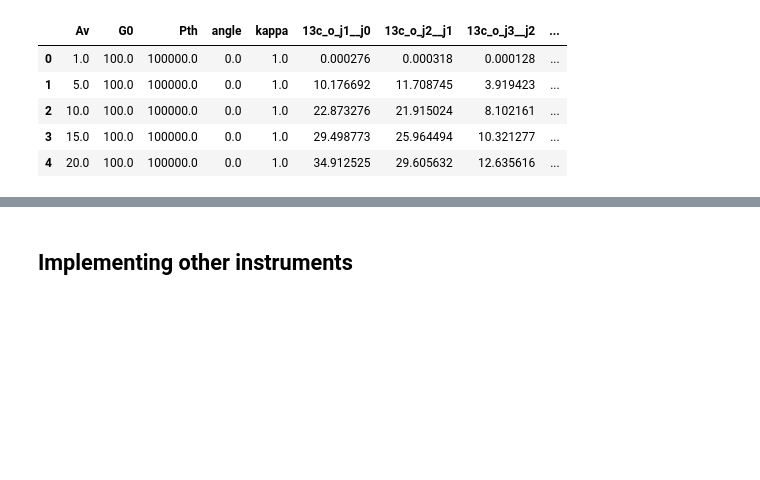
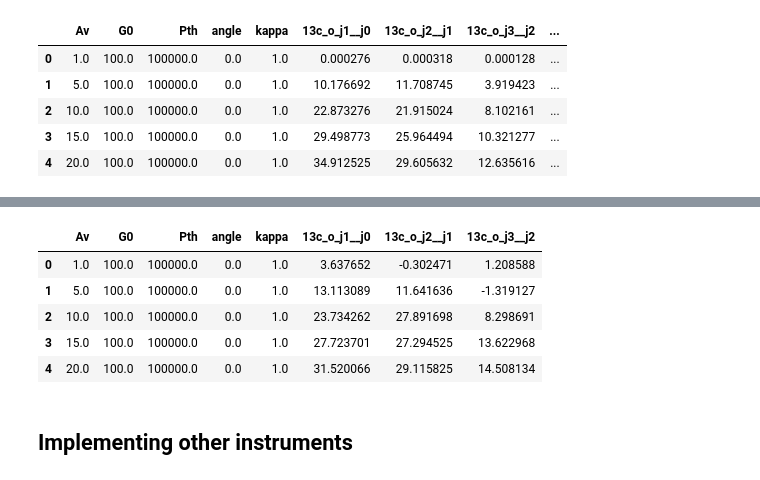
Before and after one commit to einigl/iram-30m-emir-obs-info, a Jupyter notebook: examples/instruments.ipynb, the cells around one changed output, grey strips where cells are left out. Saved outputs shown, nothing was run; the diff lists cells and outputs as text; code cells hidden in the pictures; blank space fills up the shorter version.

```diff
--- a/examples/instruments.ipynb
+++ b/examples/instruments.ipynb
@@ -115,3 +136,16 @@ emir.measure(
+# %%
+emir = IRAM30mEMIR(linewidth, ipwv=0)
+
+emir.measure(
+    emir.filter_lines(df), obstime
+)
+# %% [output]
+|  | Av | G0 | Pth | angle | kappa | 13c_o_j1__j0 | 13c_o_j2__j1 | 13c_o_j3__j2 |
+| 0 | 1.0 | 100.0 | 100000.0 | 0.0 | 1.0 | 3.637652 | -0.302471 | 1.208588 |
+| 1 | 5.0 | 100.0 | 100000.0 | 0.0 | 1.0 | 13.113089 | 11.641636 | -1.319127 |
+| 2 | 10.0 | 100.0 | 100000.0 | 0.0 | 1.0 | 23.734262 | 27.891698 | 8.298691 |
+| 3 | 15.0 | 100.0 | 100000.0 | 0.0 | 1.0 | 27.723701 | 27.294525 | 13.622968 |
+| 4 | 20.0 | 100.0 | 100000.0 | 0.0 | 1.0 | 31.520066 | 29.115825 | 14.508134 |
 # %% [markdown]
 ## Implementing other instruments
 # %%
```
Also changed, not shown: parts of 12 cells of this notebook, 18 other files.
